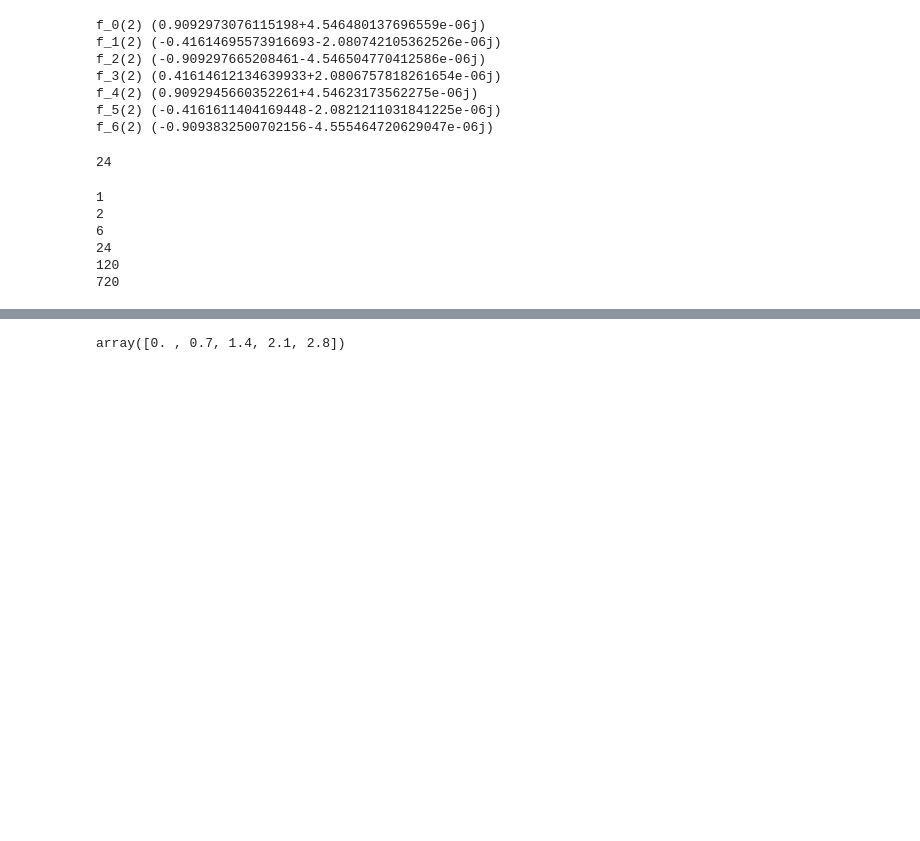
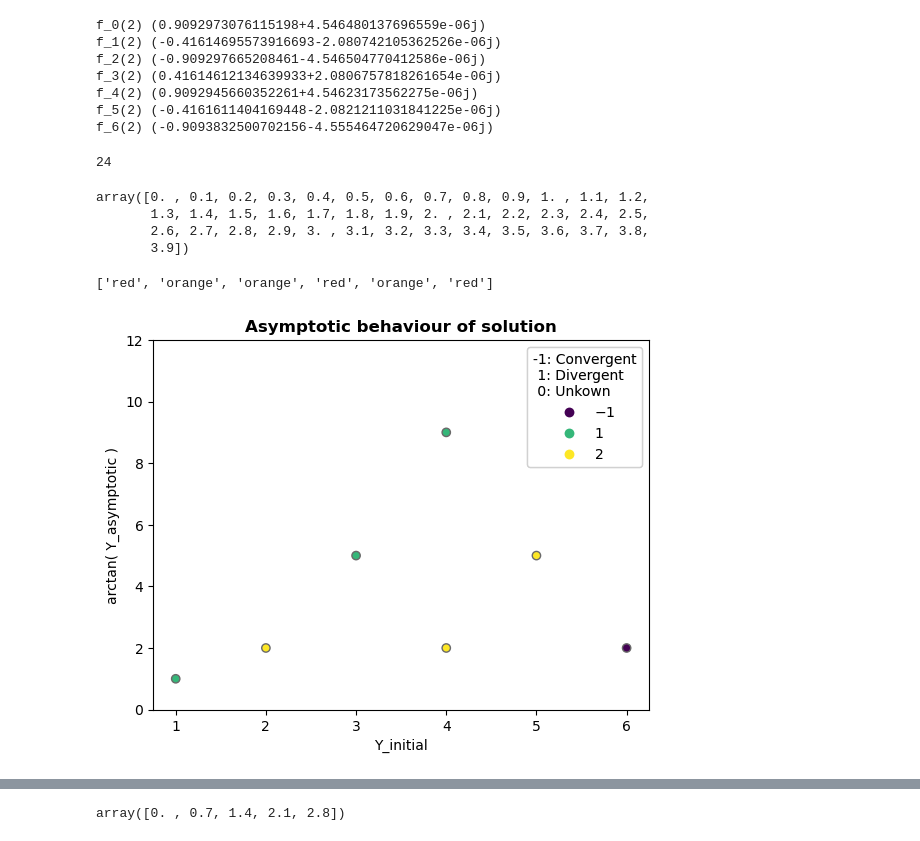
Before and after one commit to ritobroto20/gyroscopic-top-equations, a Jupyter notebook: Research/Phase1.ipynb, the cells around one changed output, grey strips where cells are left out. Saved outputs shown, nothing was run; the diff lists cells and outputs as text; code cells hidden in the pictures; blank space fills up the shorter version.

Commit message:
Asymptotic behaviour of output with initial condition

```diff
--- a/Research/Phase1.ipynb
+++ b/Research/Phase1.ipynb
@@ -125,13 +125,45 @@ def factorial(n):
 print(factorial(4))
 # %% [output]
 24
-# %%
-for i in [1,2,3,4,5,6]:
-    print(factorial(i))
-# %% [output]
-1
-2
-6
-24
-120
-720
+# %%
+import matplotlib.pyplot as plt
+import numpy as np
+np.arange(0,4,0.1)
+# %% [output]
+array([0. , 0.1, 0.2, 0.3, 0.4, 0.5, 0.6, 0.7, 0.8, 0.9, 1. , 1.1, 1.2,
+       1.3, 1.4, 1.5, 1.6, 1.7, 1.8, 1.9, 2. , 2.1, 2.2, 2.3, 2.4, 2.5,
+       2.6, 2.7, 2.8, 2.9, 3. , 3.1, 3.2, 3.3, 3.4, 3.5, 3.6, 3.7, 3.8,
+       3.9])
+# %%
+x=[1,2,4,3,6,5,4]
+y=[1,2,2,5,2,5,9]
+hue=[1,2,2,1,-1,2,1]
+hue2=["red","blue","red","blue","red","blue","red"]
+color = []
+
+for cat in hue:
+    if cat == 1:
+        color.append('red')
+    if cat == 2:
+        color.append('orange')
+
+print(color)
+array = np.array(color)
+
+
+fig, ax = plt.subplots()
+scatter = ax.scatter(x,y,c=hue,edgecolors='dimgray')
+
+# produce a legend with the unique colors from the scatter
+legend1 = ax.legend(*scatter.legend_elements(),
+                    loc="upper right", title="-1: Convergent\n 1: Divergent\n 0: Unkown")
+ax.add_artist(legend1)
+plt.title("Asymptotic behaviour of solution",weight="bold")
+plt.xlabel("Y_initial")
+plt.ylabel("arctan( Y_asymptotic )")
+plt.ylim(0,12)
+
+plt.show()
+# %% [output]
+['red', 'orange', 'orange', 'red', 'orange', 'red']
+[figure, added]
```
Also changed, not shown: parts of 1 cell of this notebook, 5 other files.
